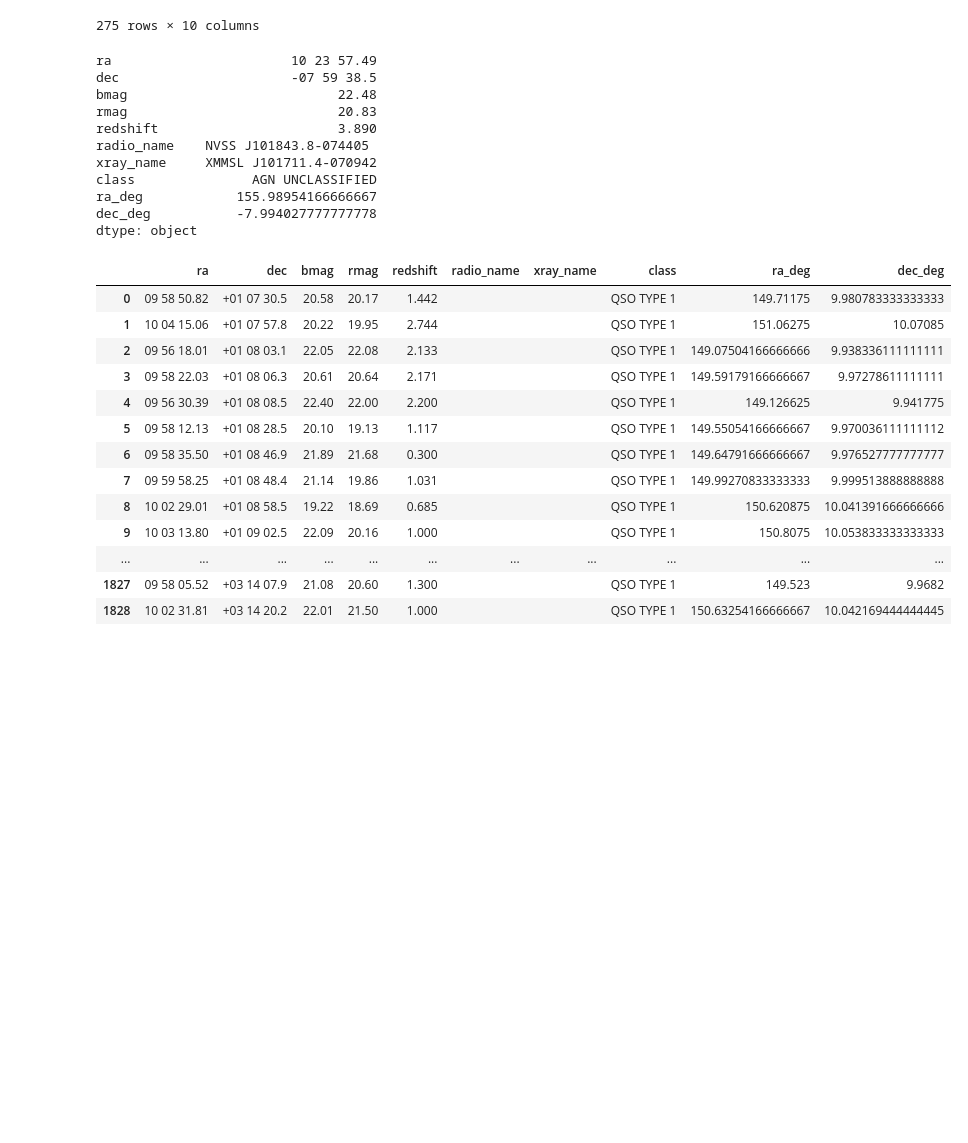
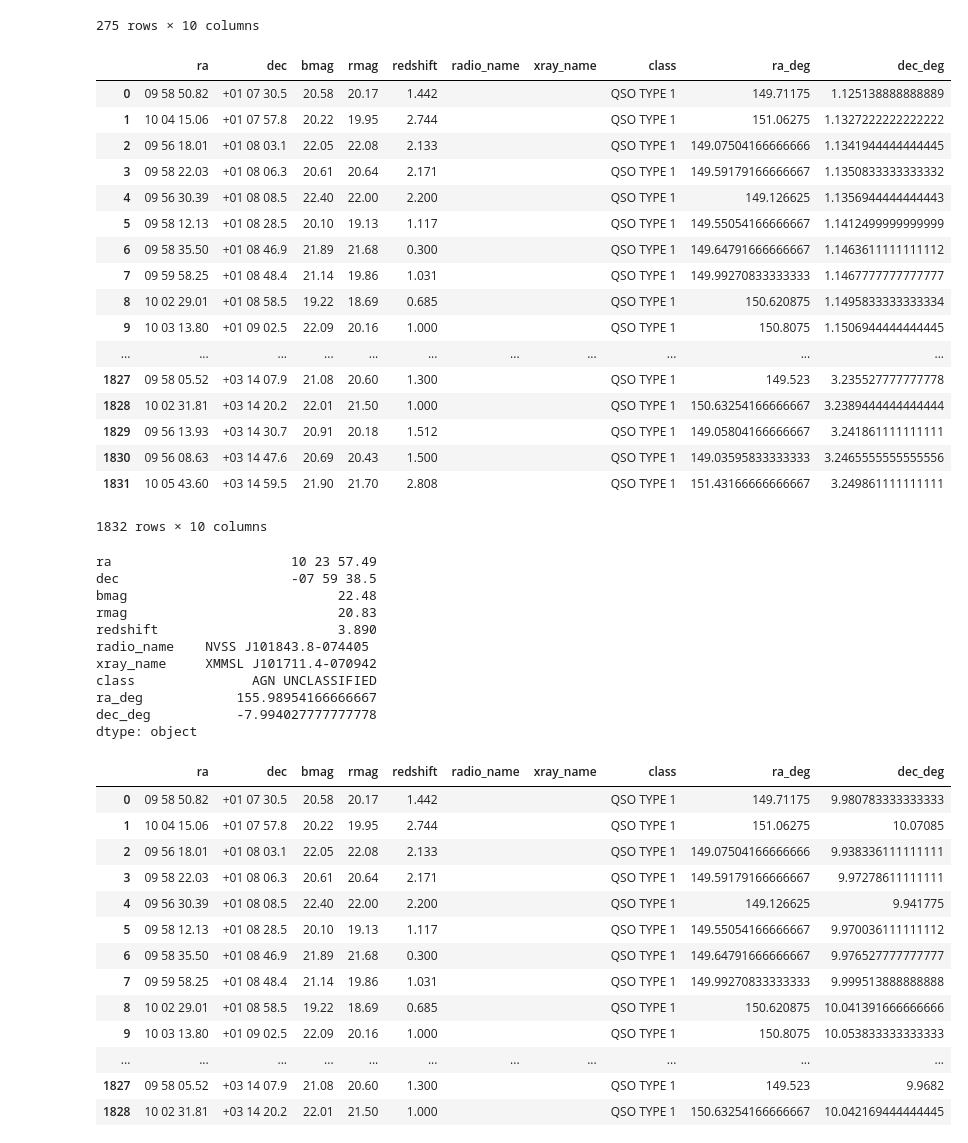
Before and after one commit to mrawls/qso-hitsvar, a Jupyter notebook: ASTR_499_NB4_QSOobjectplots.ipynb, the cells around one changed output. Saved outputs shown, nothing was run; the diff lists cells and outputs as text; code cells hidden in the pictures; blank space fills up the shorter version.

```diff
--- a/ASTR_499_NB4_QSOobjectplots.ipynb
+++ b/ASTR_499_NB4_QSOobjectplots.ipynb
@@ -231,3 +241,24 @@ MILLI_sub1
+# %%
+MILLI_sub2
+# %% [output]
+|  | ra | dec | bmag | rmag | redshift | radio_name | xray_name | class | ra_deg | dec_deg |
+| 0 | 09 58 50.82 | +01 07 30.5 | 20.58 | 20.17 | 1.442 |  |  | QSO TYPE 1 | 149.71175 | 1.125138888888889 |
+| 1 | 10 04 15.06 | +01 07 57.8 | 20.22 | 19.95 | 2.744 |  |  | QSO TYPE 1 | 151.06275 | 1.1327222222222222 |
+| 2 | 09 56 18.01 | +01 08 03.1 | 22.05 | 22.08 | 2.133 |  |  | QSO TYPE 1 | 149.07504166666666 | 1.1341944444444445 |
+| 3 | 09 58 22.03 | +01 08 06.3 | 20.61 | 20.64 | 2.171 |  |  | QSO TYPE 1 | 149.59179166666667 | 1.1350833333333332 |
+| 4 | 09 56 30.39 | +01 08 08.5 | 22.40 | 22.00 | 2.200 |  |  | QSO TYPE 1 | 149.126625 | 1.1356944444444443 |
+| 5 | 09 58 12.13 | +01 08 28.5 | 20.10 | 19.13 | 1.117 |  |  | QSO TYPE 1 | 149.55054166666667 | 1.1412499999999999 |
+| 6 | 09 58 35.50 | +01 08 46.9 | 21.89 | 21.68 | 0.300 |  |  | QSO TYPE 1 | 149.64791666666667 | 1.1463611111111112 |
+| 7 | 09 59 58.25 | +01 08 48.4 | 21.14 | 19.86 | 1.031 |  |  | QSO TYPE 1 | 149.99270833333333 | 1.1467777777777777 |
+| 8 | 10 02 29.01 | +01 08 58.5 | 19.22 | 18.69 | 0.685 |  |  | QSO TYPE 1 | 150.620875 | 1.1495833333333334 |
+| 9 | 10 03 13.80 | +01 09 02.5 | 22.09 | 20.16 | 1.000 |  |  | QSO TYPE 1 | 150.8075 | 1.1506944444444445 |
+| ... | ... | ... | ... | ... | ... | ... | ... | ... | ... | ... |
+| 1827 | 09 58 05.52 | +03 14 07.9 | 21.08 | 20.60 | 1.300 |  |  | QSO TYPE 1 | 149.523 | 3.235527777777778 |
+| 1828 | 10 02 31.81 | +03 14 20.2 | 22.01 | 21.50 | 1.000 |  |  | QSO TYPE 1 | 150.63254166666667 | 3.2389444444444444 |
+| 1829 | 09 56 13.93 | +03 14 30.7 | 20.91 | 20.18 | 1.512 |  |  | QSO TYPE 1 | 149.05804166666667 | 3.241861111111111 |
+| 1830 | 09 56 08.63 | +03 14 47.6 | 20.69 | 20.43 | 1.500 |  |  | QSO TYPE 1 | 149.03595833333333 | 3.2465555555555556 |
+| 1831 | 10 05 43.60 | +03 14 59.5 | 21.90 | 21.70 | 2.808 |  |  | QSO TYPE 1 | 151.43166666666667 | 3.249861111111111 |
+1832 rows × 10 columns
 # %%
 ra_deg = []
 for i in range(275):
```
Also changed, not shown: parts of 3 cells of this notebook.
